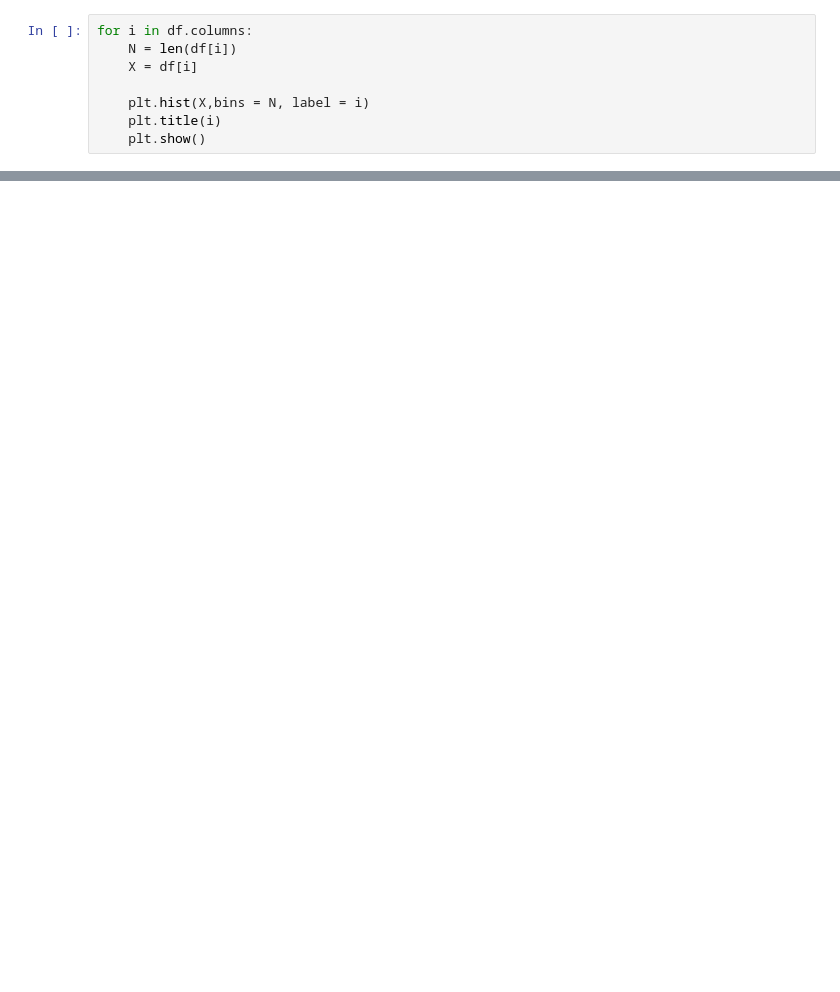
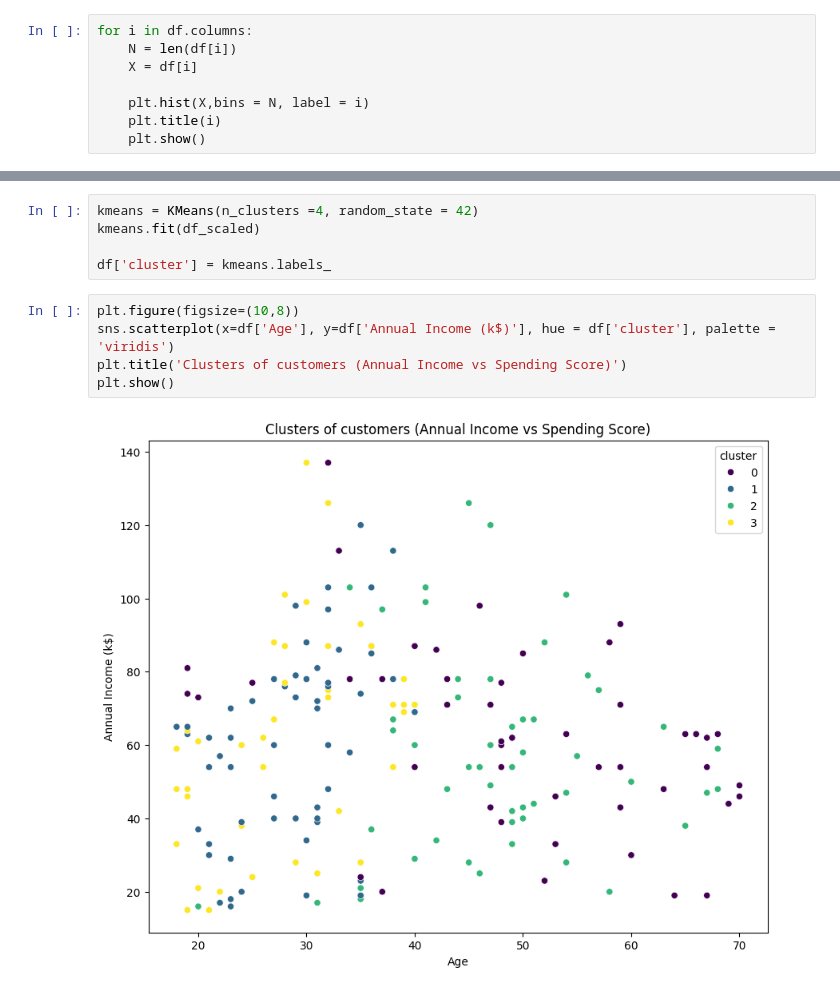
Before and after one commit to bubpen/sparta, a Jupyter notebook: machine_learning/unsuprvised_learning.ipynb, the cells around one changed output, grey strips where cells are left out. Drawn from its saved outputs; the diff is of its cells as text; blank space fills up the shorter version.

```diff
--- a/machine_learning/unsuprvised_learning.ipynb
+++ b/machine_learning/unsuprvised_learning.ipynb
@@ -60,0 +105,12 @@ print(df)
+# %%
+kmeans = KMeans(n_clusters =4, random_state = 42)
+kmeans.fit(df_scaled)
+
+df['cluster'] = kmeans.labels_
+# %%
+plt.figure(figsize=(10,8))
+sns.scatterplot(x=df['Age'], y=df['Annual Income (k$)'], hue = df['cluster'], palette = 'viridis')
+plt.title('Clusters of customers (Annual Income vs Spending Score)')
+plt.show()
+# %% [output]
+[figure, added]
```
Also changed, not shown: parts of 15 cells of this notebook.
